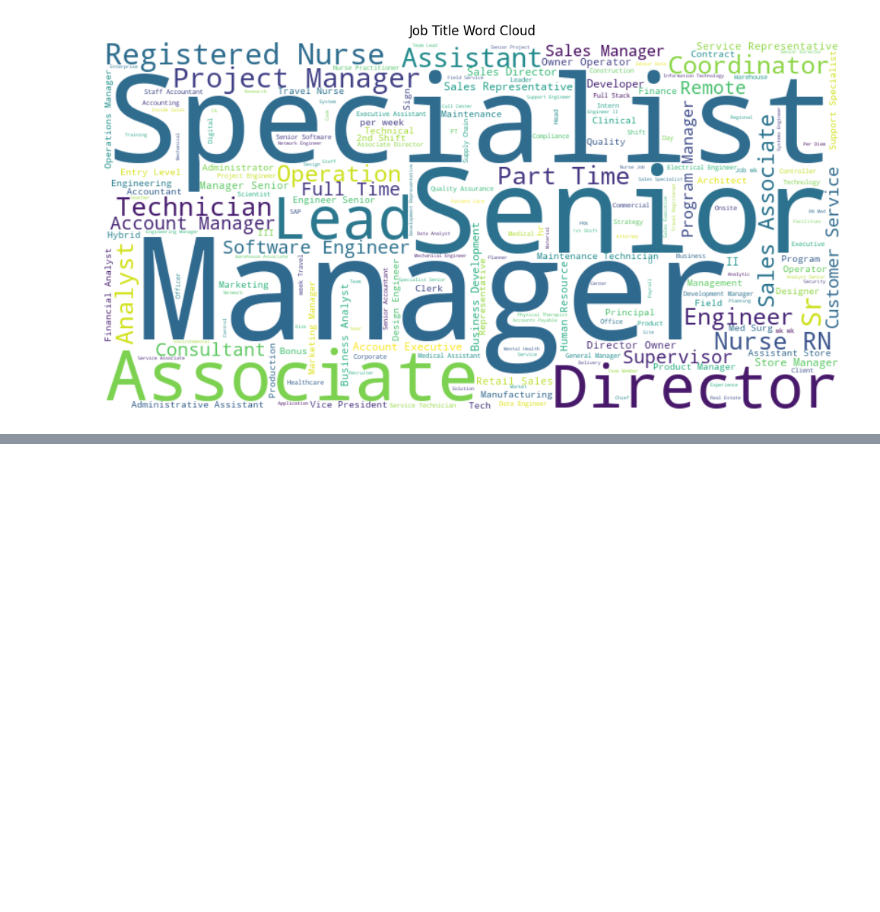
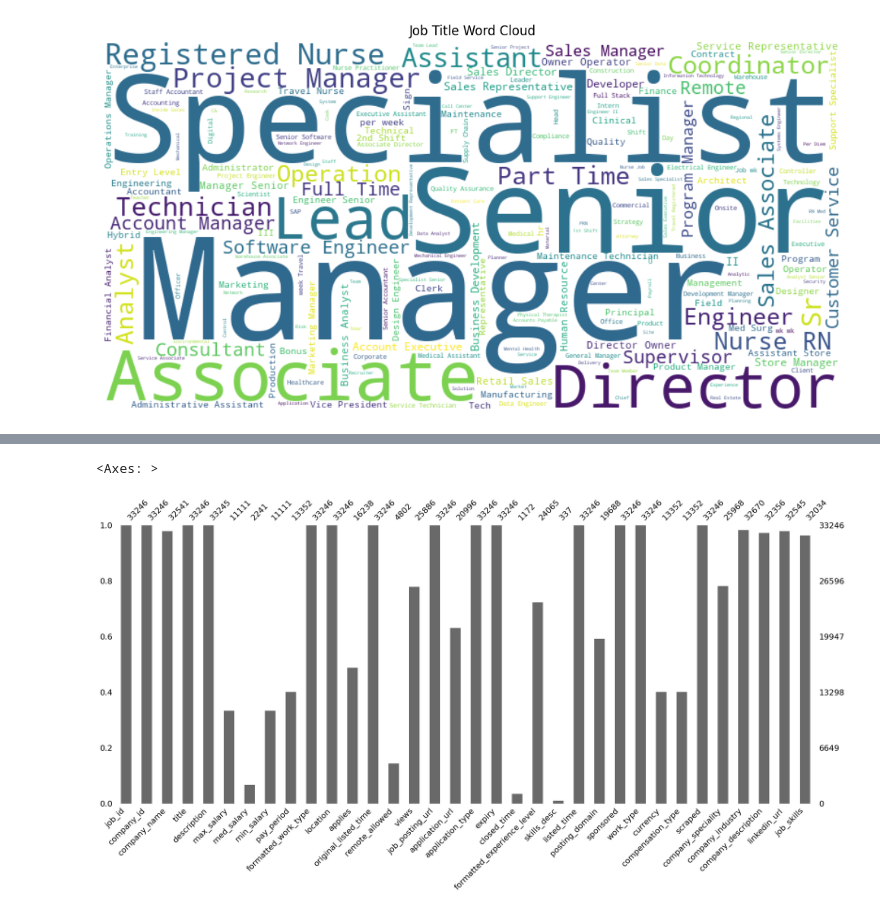
Before and after one commit to shahnawaz52/uApply-Job-Recommendation-System, a Jupyter notebook: notebooks/job_data_analysis.ipynb, the cells around one changed output, grey strips where cells are left out. Cells and saved outputs as stored; diff of their text form; code cells hidden in the pictures; blank space fills up the shorter version.

```diff
--- a/notebooks/job_data_analysis.ipynb
+++ b/notebooks/job_data_analysis.ipynb
@@ -236,0 +278,3 @@ plt.show()
+# %%
+job_posting_data = os.path.join(project_root, 'src', 'data', 'job_posting.csv')
+job_posting_data = pd.read_csv(job_posting_data)
@@ -236,0 +296,6 @@ plt.show()
+# %%
+#check missing value
+msno.bar(job_posting_data)
+# %% [output]
+<Axes: >
+[figure, added]
```
Also changed, not shown: parts of 6 cells of this notebook, 2 other files.
